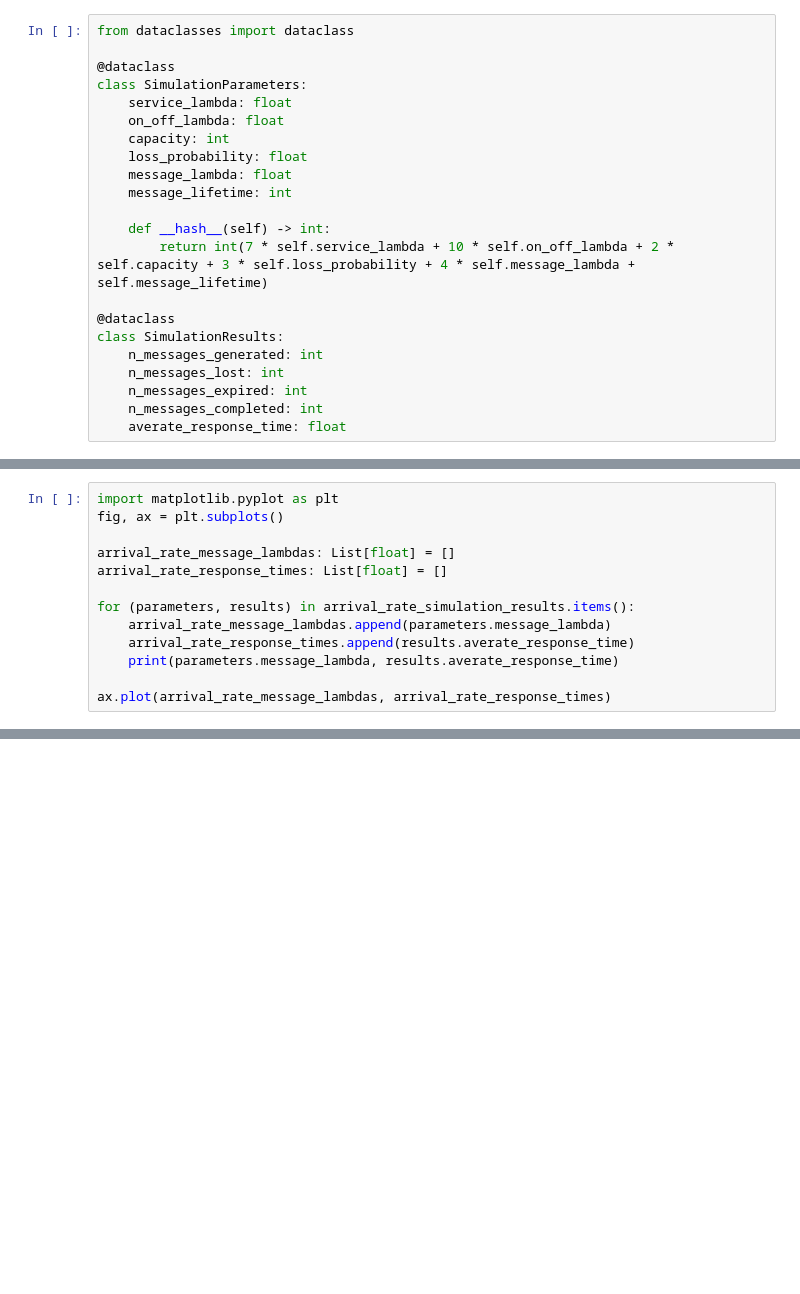
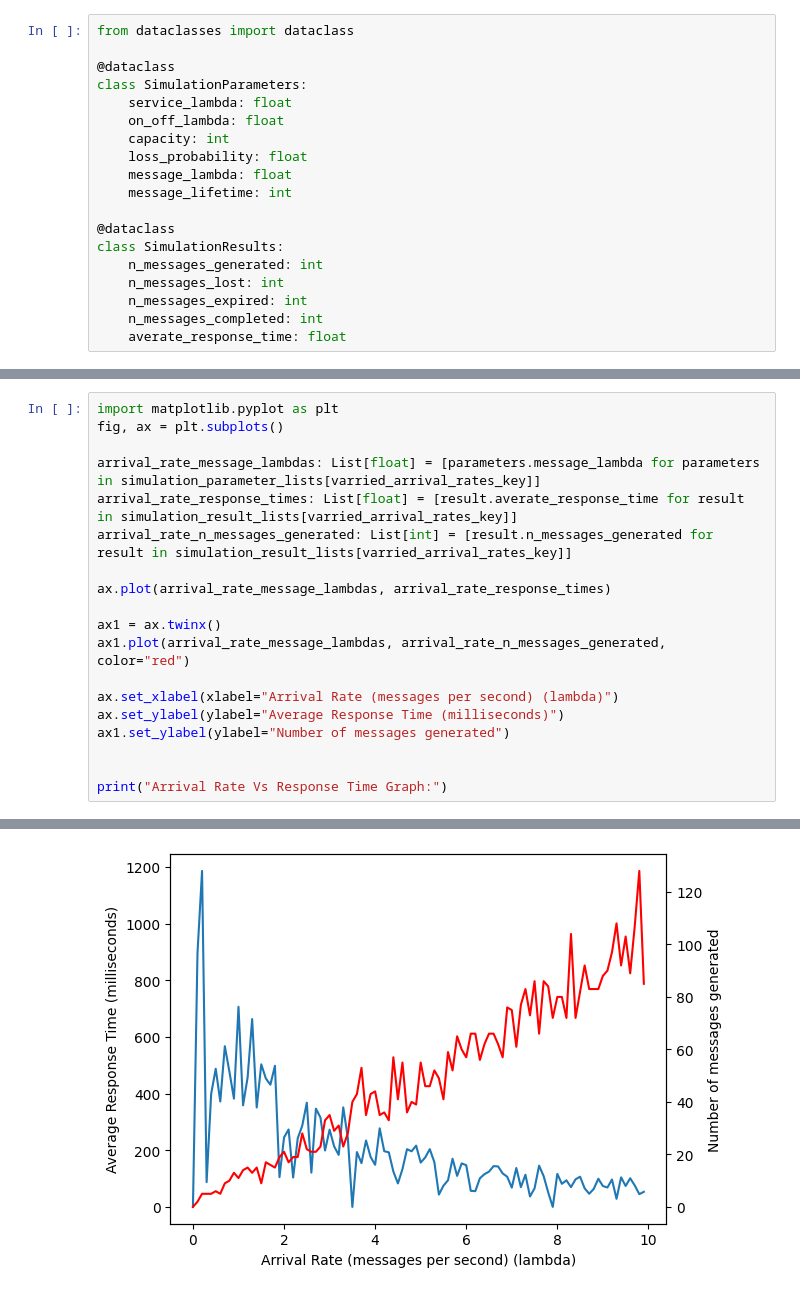
Before and after one commit to jeremycote/CSI4124-IOT-Simulation, a Jupyter notebook: data.ipynb, the cells around one changed output, grey strips where cells are left out. Saved outputs shown, nothing was run; the diff lists cells and outputs as text; blank space fills up the shorter version.

Commit message:
Add simulation graphing

```diff
--- a/data.ipynb
+++ b/data.ipynb
@@ -10,9 +10,6 @@ class SimulationParameters:
     message_lambda: float
     message_lifetime: int
 
-    def __hash__(self) -> int:
-        return int(7 * self.service_lambda + 10 * self.on_off_lambda + 2 * self.capacity + 3 * self.loss_probability + 4 * self.message_lambda + self.message_lifetime)
-
 @dataclass
 class SimulationResults:
     n_messages_generated: int
@@ -68,13 +71,0 @@ for simulation_parameters in arrival_rate_simulation_parameters_list:
-# %%
-import matplotlib.pyplot as plt
-fig, ax = plt.subplots()
-
-arrival_rate_message_lambdas: List[float] = []
-arrival_rate_response_times: List[float] = []
-
-for (parameters, results) in arrival_rate_simulation_results.items():
-    arrival_rate_message_lambdas.append(parameters.message_lambda)
-    arrival_rate_response_times.append(results.averate_response_time)
-    print(parameters.message_lambda, results.averate_response_time)
-
-ax.plot(arrival_rate_message_lambdas, arrival_rate_response_times)
@@ -93,0 +72,20 @@ ax.plot(arrival_rate_message_lambdas, arrival_rate_response_times)
+# %%
+import matplotlib.pyplot as plt
+fig, ax = plt.subplots()
+
+arrival_rate_message_lambdas: List[float] = [parameters.message_lambda for parameters in simulation_parameter_lists[varried_arrival_rates_key]]
+arrival_rate_response_times: List[float] = [result.averate_response_time for result in simulation_result_lists[varried_arrival_rates_key]]
+arrival_rate_n_messages_generated: List[int] = [result.n_messages_generated for result in simulation_result_lists[varried_arrival_rates_key]]
+
+ax.plot(arrival_rate_message_lambdas, arrival_rate_response_times)
+
+ax1 = ax.twinx()
+ax1.plot(arrival_rate_message_lambdas, arrival_rate_n_messages_generated, color="red")
+
+ax.set_xlabel(xlabel="Arrival Rate (messages per second) (lambda)")
+ax.set_ylabel(ylabel="Average Response Time (milliseconds)")
+ax1.set_ylabel(ylabel="Number of messages generated")
+
+
+print("Arrival Rate Vs Response Time Graph:")
+# %% [output]
@@ -93,0 +93 @@ ax.plot(arrival_rate_message_lambdas, arrival_rate_response_times)
+[figure, added]
```
Also changed, not shown: parts of 3 cells of this notebook.
